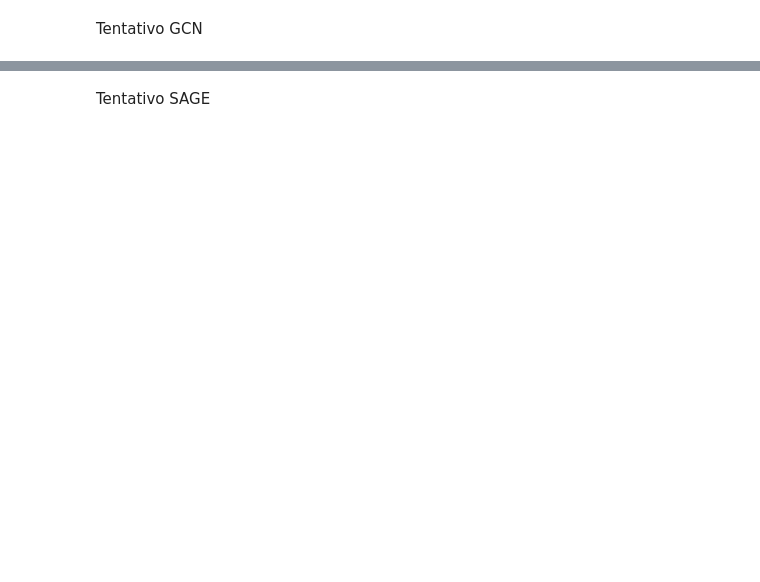
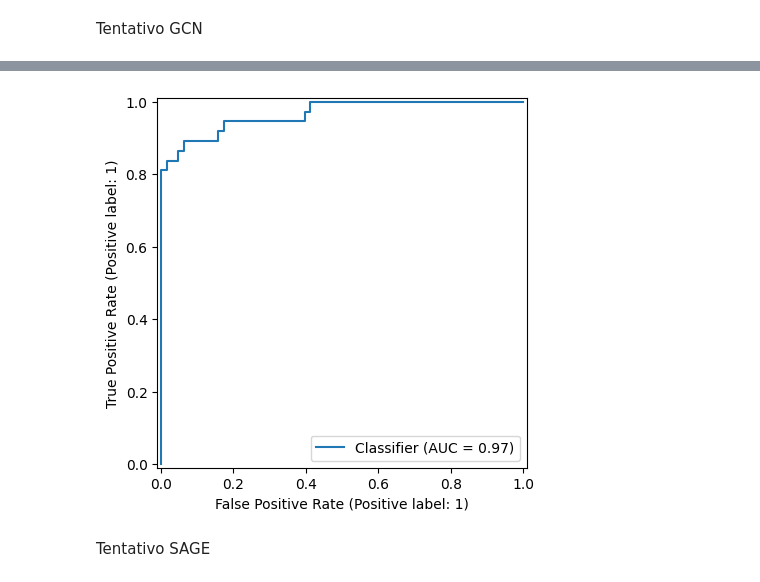
Before and after one commit to Giacomo0303/Graph-Neural-Network, a Jupyter notebook: task_3a.ipynb, the cells around one changed output, grey strips where cells are left out. Saved outputs shown, nothing was run; the diff lists cells and outputs as text; code cells hidden in the pictures; blank space fills up the shorter version.

```diff
--- a/task_3a.ipynb
+++ b/task_3a.ipynb
@@ -94,6 +97,9 @@ Test Loss: 0.2904 - Balanced Accuracy: 0.8769 - F1 Score: 0.8806
 # %%
 RocCurveDisplay.from_predictions(test_metrics['y_true'], test_metrics['y_pred'], pos_label=1)
 plt.plot()
+torch.cuda.empty_cache()
+# %% [output]
+[figure, added]
 # %% [markdown]
 Tentativo SAGE
 # %%
```
Also changed, not shown: parts of 16 cells of this notebook, 4 other files.
